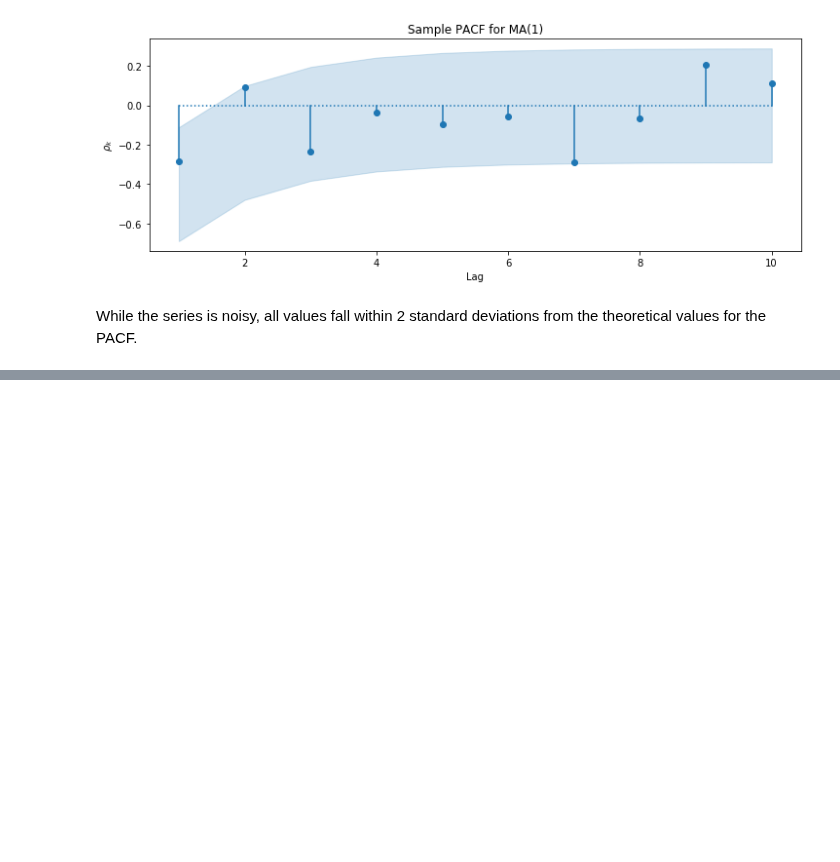
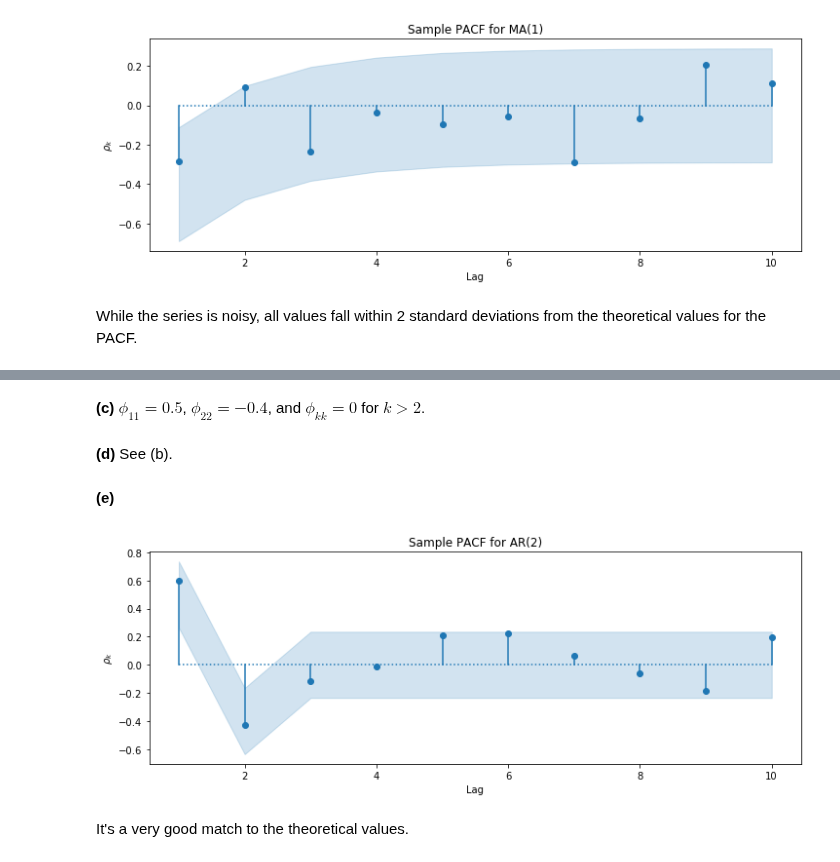
Before and after one commit to telmo-correa/time-series-analysis, a Jupyter notebook: Python/Chapter 06 (Ex 21 - 30) - Model Specification.ipynb, the cells around one changed output, grey strips where cells are left out. Drawn from its saved outputs; the diff is of its cells as text; code cells hidden in the pictures; blank space fills up the shorter version.

```diff
--- a/Python/Chapter 06 (Ex 21 - 30) - Model Specification.ipynb
+++ b/Python/Chapter 06 (Ex 21 - 30) - Model Specification.ipynb
@@ -485,0 +523,16 @@ While the series is noisy, all values fall within 2 standard deviations from the
+# %% [markdown]
+**(c)**  $\phi_{11} = 0.5$, $\phi_{22} = -0.4$, and $\phi_{kk} = 0$ for $k > 2$.
+# %% [markdown]
+**(d)**  See (b).
+# %% [markdown]
+**(e)**
+# %%
+a = pacf(Y, nlags=10)[1:]
+t = np.r_[0.5, -0.4, np.zeros(8)]
+se = 1 / np.sqrt(n)
+
+plot_acf_with_bounds(a, t - 2 * se, t + 2 * se, title='Sample PACF for AR(2)')
+# %% [output]
+[figure, added]
+# %% [markdown]
+It's a very good match to the theoretical values.
```
Also changed, not shown: parts of 8 cells of this notebook, 1 other file.
